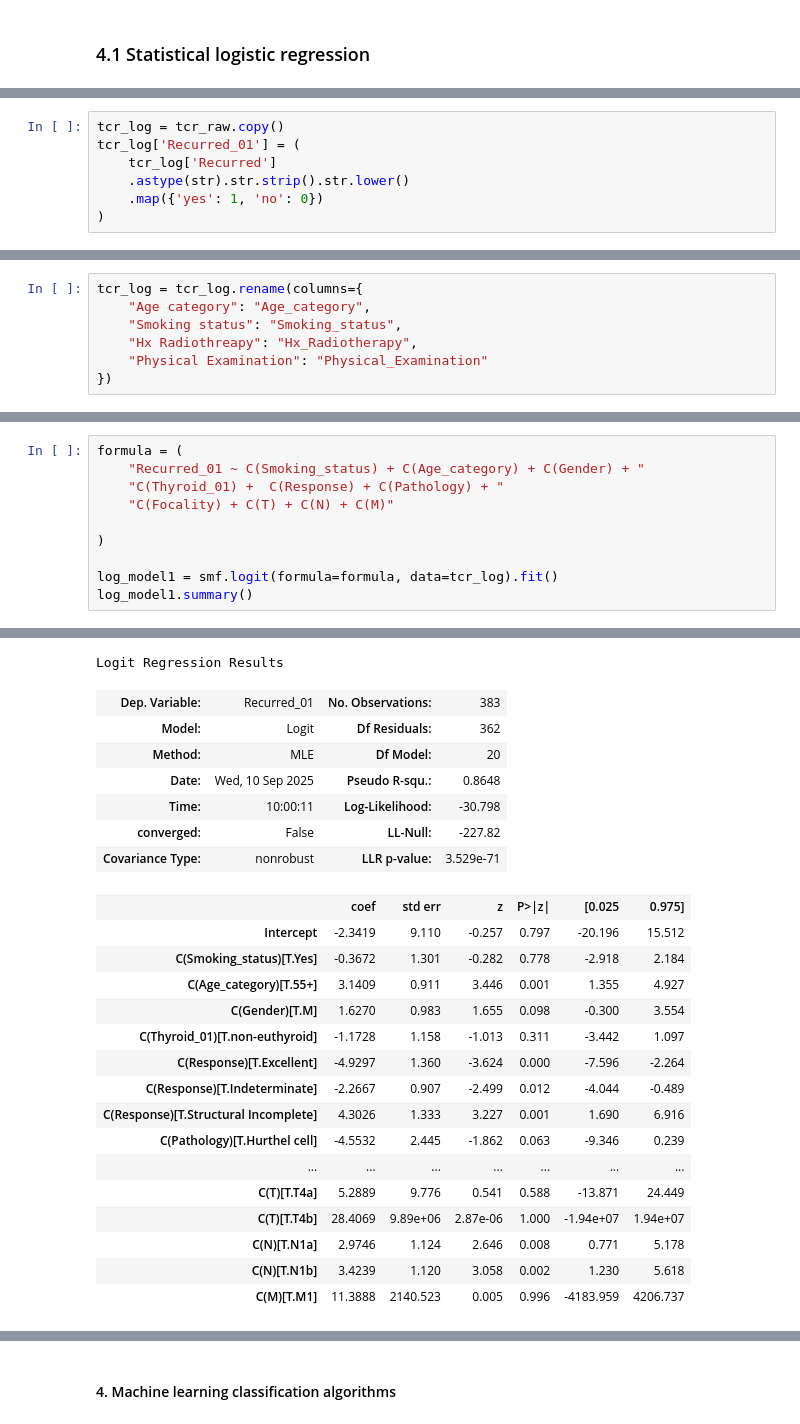
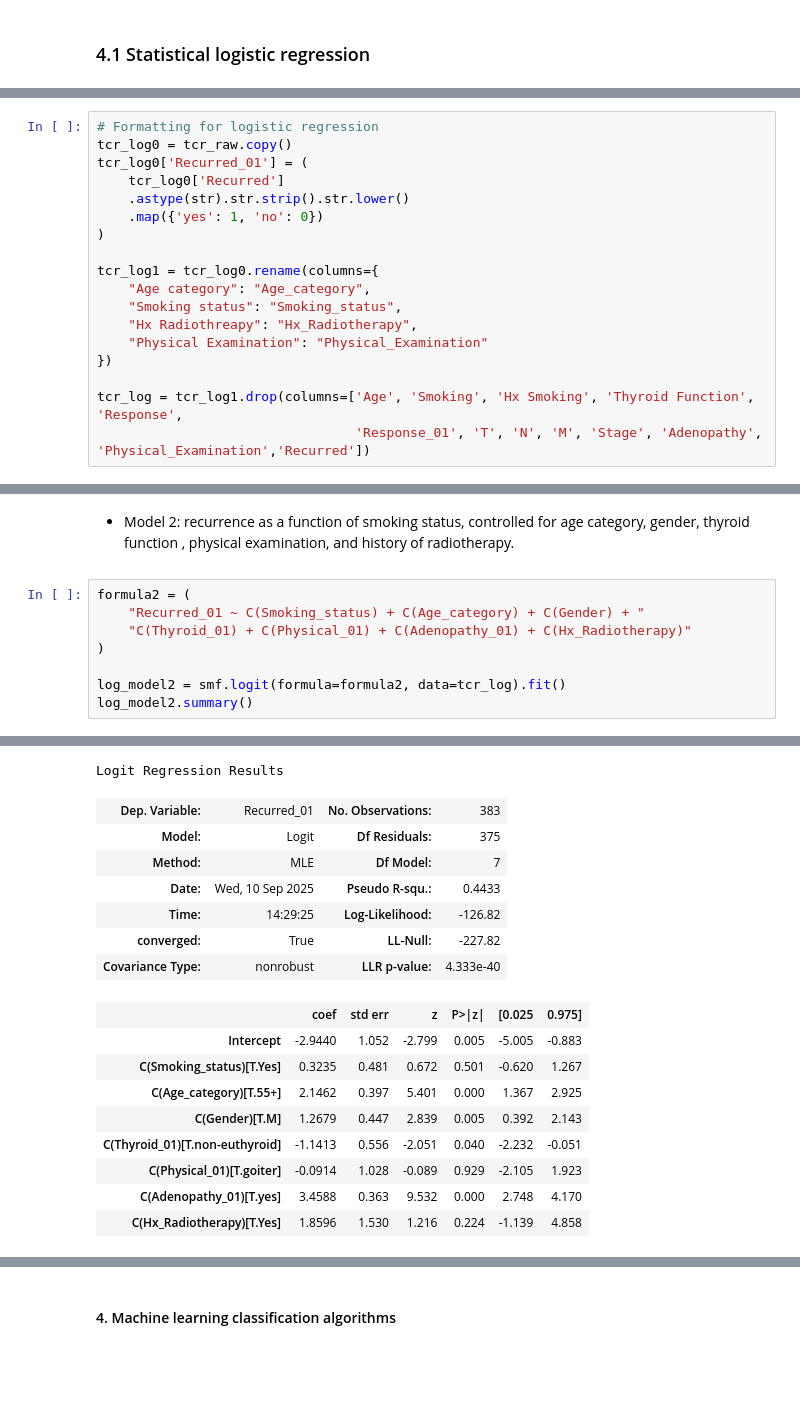
Before and after one commit to andrewnana/Python-Machine-Learning, a Jupyter notebook: Thyroid-cancer-recurrence.ipynb, the cells around one changed output, grey strips where cells are left out. Cells and saved outputs as stored; diff of their text form; blank space fills up the shorter version.

```diff
--- a/Thyroid-cancer-recurrence.ipynb
+++ b/Thyroid-cancer-recurrence.ipynb
@@ -492,8 +497,19 @@ As mentioned earlier, we exclude some variables from the model to avoid multicol
 # %%
-tcr_log = tcr_raw.copy()
-tcr_log['Recurred_01'] = (
-    tcr_log['Recurred']
+# Formatting for logistic regression
+tcr_log0 = tcr_raw.copy()
+tcr_log0['Recurred_01'] = (
+    tcr_log0['Recurred']
     .astype(str).str.strip().str.lower()
     .map({'yes': 1, 'no': 0})
 )
+
+tcr_log1 = tcr_log0.rename(columns={
+    "Age category": "Age_category",
+    "Smoking status": "Smoking_status",
+    "Hx Radiothreapy": "Hx_Radiotherapy",
+    "Physical Examination": "Physical_Examination"
+})
+
+tcr_log = tcr_log1.drop(columns=['Age', 'Smoking', 'Hx Smoking', 'Thyroid Function', 'Response',
+                                 'Response_01', 'T', 'N', 'M', 'Stage', 'Adenopathy', 'Physical_Examination','Recurred'])
 # %% [markdown]
@@ -510,10 +519,3 @@ Index(['Age', 'Gender', 'Smoking', 'Hx Smoking', 'Hx Radiothreapy',
-# %%
-tcr_log = tcr_log.rename(columns={
-    "Age category": "Age_category",
-    "Smoking status": "Smoking_status",
-    "Hx Radiothreapy": "Hx_Radiotherapy",
-    "Physical Examination": "Physical_Examination"
-})
 # %%
 formula1 = (
     "Recurred_01 ~ C(Smoking_status) + C(Age_category) + C(Gender) + "
@@ -586,11 +588,13 @@ formula = (
+# %% [markdown]
+<span style=font-size:14px>
+
+- Model 2: recurrence as a function of smoking status, controlled for age category, gender, thyroid function , physical examination, and history of radiotherapy.
 # %%
-formula = (
+formula2 = (
     "Recurred_01 ~ C(Smoking_status) + C(Age_category) + C(Gender) + "
-    "C(Thyroid_01) +  C(Response) + C(Pathology) + "
-    "C(Focality) + C(T) + C(N) + C(M)"
-
+    "C(Thyroid_01) + C(Physical_01) + C(Adenopathy_01) + C(Hx_Radiotherapy)"
 )
 
-log_model1 = smf.logit(formula=formula, data=tcr_log).fit()
-log_model1.summary()
+log_model2 = smf.logit(formula=formula2, data=tcr_log).fit()
+log_model2.summary()
 # %% [output]
@@ -600,24 +604,17 @@ Warning: Maximum number of iterations has been exceeded.
 Logit Regression Results
 | Dep. Variable: | Recurred_01 | No. Observations: | 383 |
-| Model: | Logit | Df Residuals: | 362 |
-| Method: | MLE | Df Model: | 20 |
-| Date: | Wed, 10 Sep 2025 | Pseudo R-squ.: | 0.8648 |
-| Time: | 10:00:11 | Log-Likelihood: | -30.798 |
-| converged: | False | LL-Null: | -227.82 |
-| Covariance Type: | nonrobust | LLR p-value: | 3.529e-71 |
+| Model: | Logit | Df Residuals: | 375 |
+| Method: | MLE | Df Model: | 7 |
+| Date: | Wed, 10 Sep 2025 | Pseudo R-squ.: | 0.4433 |
+| Time: | 14:29:25 | Log-Likelihood: | -126.82 |
+| converged: | True | LL-Null: | -227.82 |
+| Covariance Type: | nonrobust | LLR p-value: | 4.333e-40 |
 |  | coef | std err | z | P>|z| | [0.025 | 0.975] |
-| Intercept | -2.3419 | 9.110 | -0.257 | 0.797 | -20.196 | 15.512 |
-| C(Smoking_status)[T.Yes] | -0.3672 | 1.301 | -0.282 | 0.778 | -2.918 | 2.184 |
-| C(Age_category)[T.55+] | 3.1409 | 0.911 | 3.446 | 0.001 | 1.355 | 4.927 |
-| C(Gender)[T.M] | 1.6270 | 0.983 | 1.655 | 0.098 | -0.300 | 3.554 |
-| C(Thyroid_01)[T.non-euthyroid] | -1.1728 | 1.158 | -1.013 | 0.311 | -3.442 | 1.097 |
-| C(Response)[T.Excellent] | -4.9297 | 1.360 | -3.624 | 0.000 | -7.596 | -2.264 |
-| C(Response)[T.Indeterminate] | -2.2667 | 0.907 | -2.499 | 0.012 | -4.044 | -0.489 |
-| C(Response)[T.Structural Incomplete] | 4.3026 | 1.333 | 3.227 | 0.001 | 1.690 | 6.916 |
-| C(Pathology)[T.Hurthel cell] | -4.5532 | 2.445 | -1.862 | 0.063 | -9.346 | 0.239 |
-| ... | ... | ... | ... | ... | ... | ... |
-| C(T)[T.T4a] | 5.2889 | 9.776 | 0.541 | 0.588 | -13.871 | 24.449 |
-| C(T)[T.T4b] | 28.4069 | 9.89e+06 | 2.87e-06 | 1.000 | -1.94e+07 | 1.94e+07 |
-| C(N)[T.N1a] | 2.9746 | 1.124 | 2.646 | 0.008 | 0.771 | 5.178 |
-| C(N)[T.N1b] | 3.4239 | 1.120 | 3.058 | 0.002 | 1.230 | 5.618 |
-| C(M)[T.M1] | 11.3888 | 2140.523 | 0.005 | 0.996 | -4183.959 | 4206.737 |
+| Intercept | -2.9440 | 1.052 | -2.799 | 0.005 | -5.005 | -0.883 |
+| C(Smoking_status)[T.Yes] | 0.3235 | 0.481 | 0.672 | 0.501 | -0.620 | 1.267 |
+| C(Age_category)[T.55+] | 2.1462 | 0.397 | 5.401 | 0.000 | 1.367 | 2.925 |
+| C(Gender)[T.M] | 1.2679 | 0.447 | 2.839 | 0.005 | 0.392 | 2.143 |
+| C(Thyroid_01)[T.non-euthyroid] | -1.1413 | 0.556 | -2.051 | 0.040 | -2.232 | -0.051 |
+| C(Physical_01)[T.goiter] | -0.0914 | 1.028 | -0.089 | 0.929 | -2.105 | 1.923 |
+| C(Adenopathy_01)[T.yes] | 3.4588 | 0.363 | 9.532 | 0.000 | 2.748 | 4.170 |
+| C(Hx_Radiotherapy)[T.Yes] | 1.8596 | 1.530 | 1.216 | 0.224 | -1.139 | 4.858 |
```
Also changed, not shown: parts of 41 cells of this notebook.
